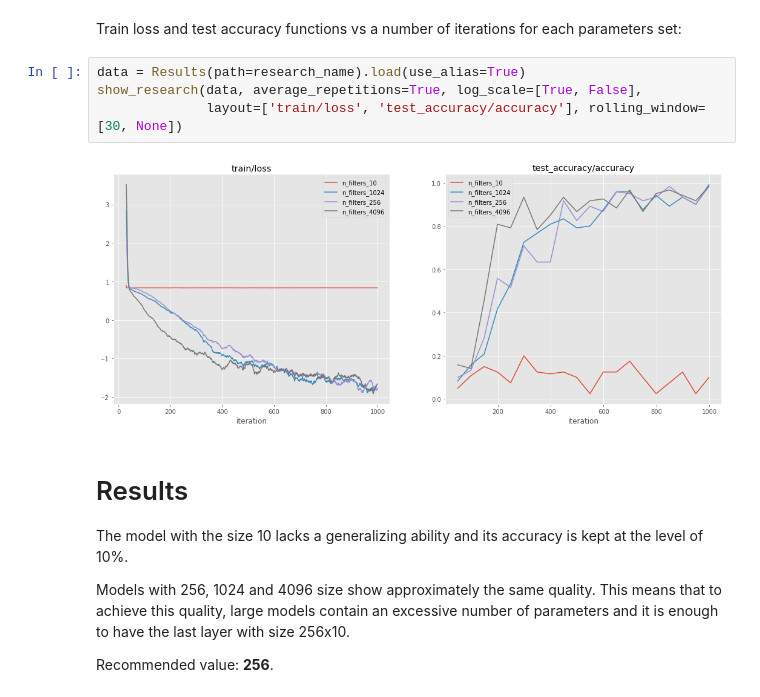
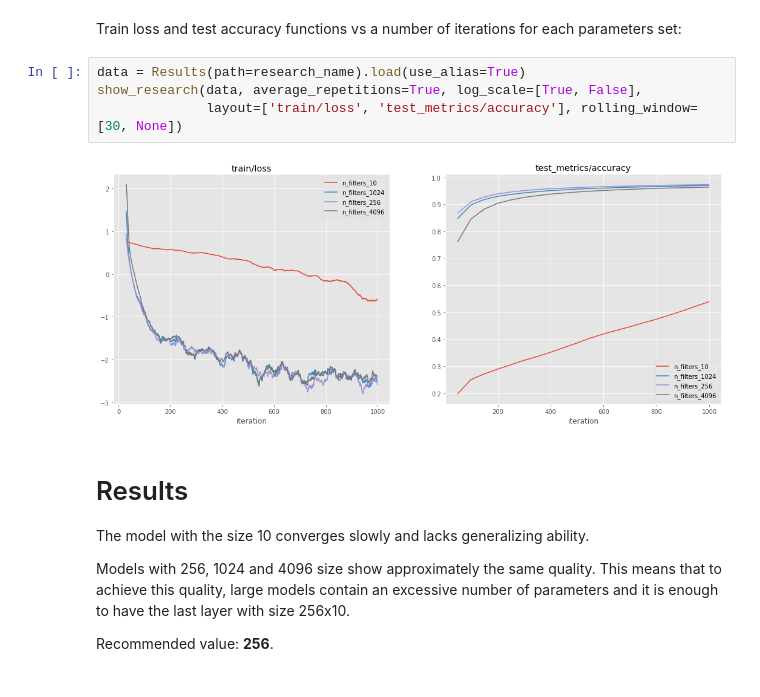
Before and after one commit to gazprom-neft/standards, a Jupyter notebook: model_description/additional_examples/parameters_estimation/num_filters.ipynb, the cells around one changed output. Saved outputs shown, nothing was run; the diff lists cells and outputs as text.

```diff
--- a/model_description/additional_examples/parameters_estimation/num_filters.ipynb
+++ b/model_description/additional_examples/parameters_estimation/num_filters.ipynb
@@ -129,13 +124,13 @@ Train loss and test accuracy functions vs a number of iterations for each parame
 # %%
 data = Results(path=research_name).load(use_alias=True)
 show_research(data, average_repetitions=True, log_scale=[True, False],
-              layout=['train/loss', 'test_accuracy/accuracy'], rolling_window=[30, None])
+              layout=['train/loss', 'test_metrics/accuracy'], rolling_window=[30, None])
 # %% [output]
-[figure, old version]
+[figure, new version]
 # %% [markdown]
 # Results
 
-The model with the size 10 lacks a generalizing ability and its accuracy is kept at the level of 10%.
+The model with the size 10 converges slowly and lacks generalizing ability.
 
 Models with 256, 1024 and 4096 size show approximately the same quality. This means that to achieve this quality, large models contain an excessive number of parameters and it is enough to have the last layer with size 256x10.
 
```
Also changed, not shown: parts of 4 cells of this notebook, 1 other file.
